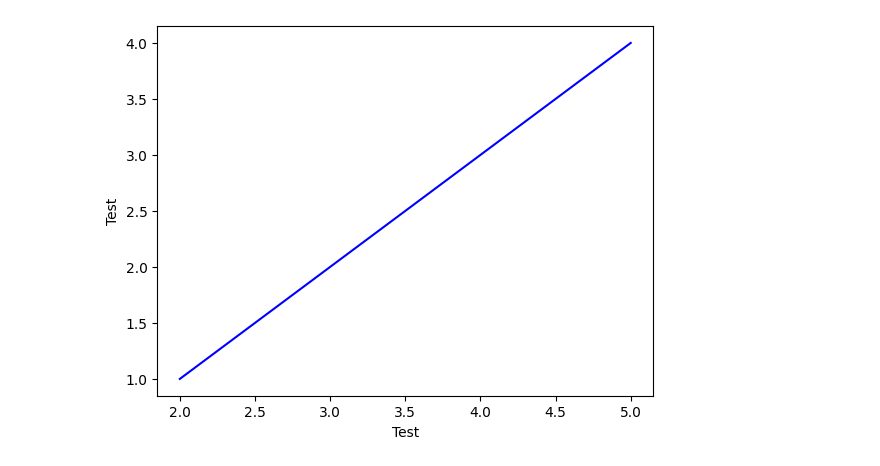
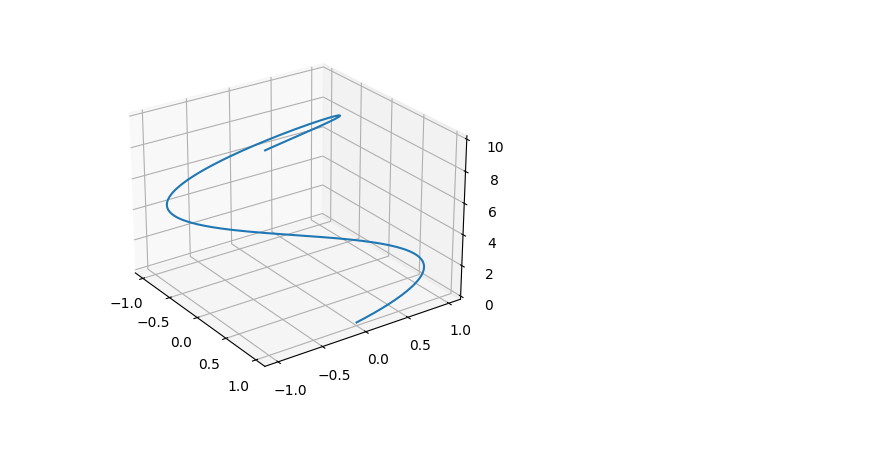
Before and after one commit to Endington543/Matplotlib-Final-for-Python, a Jupyter notebook: StartTest.ipynb, the cells around one changed output. Drawn from its saved outputs; the diff is of its cells as text; code cells hidden in the pictures; blank space fills up the shorter version.

```diff
--- a/StartTest.ipynb
+++ b/StartTest.ipynb
@@ -8,11 +8,11 @@ from mpl_toolkits import mplot3d
 def f(xVal):
     return np.cos(xVal)
 
-graphtype = '2d'
-dataType = 'line'
+graphtype = '3d'
+dataType = 'function'
 # Go to this link for details on all 2D line type tags
 # https://matplotlib.org/stable/api/_as_gen/matplotlib.lines.Line2D.html#matplotlib.lines.Line2D
-lineType = 'b-'
+lineType = 'red'
 
 x3D = 4;
 y3D = 3;
@@ -22,8 +22,8 @@ xLabel = 'Test'
 yLabel = 'Test'
 zLabel = 'Test'
 
-x2D = [2, 3, 4, 5]
-y2D = [1, 2, 3, 4]
+x2DPoints = [2, 3, 4, 5]
+y2DPoints = [1, 2, 3, 4]
 
 # Minimum x value in function
 x2DfuncStart = 0
@@ -43,38 +43,55 @@ def y3(xVal):
     return np.cos(1.5*xVal)
 def y4(xVal):
     return np.cos(2*xVal)
+
+# Minimum Z value in 3d function
+z3DfuncStart = 0
+# Maximum Z value in 3d function
+z3DfuncStop = 10
+# Number of samples to generate default is 50 more samples means greater detail
+z3DfuncSamples = 200
+
+z3Dfunc = np.linspace(z3DfuncStart, z3DfuncStop, z3DfuncSamples)
+
+# Functions for 3D graphing
+def xFunc(zVal):
+    return np.cos(0.5*zVal)
+
+def yFunc(zVal):
+    return np.sin(zVal)
 # %%
 ax = plt
 # %%
 if graphtype == '2d' and dataType == 'point':
-    ax.scatter(x2D, y2D, lineType)
+    ax.scatter(x2DPoints, y2DPoints, lineType)
     ax.ylabel(yLabel)
     ax.show()
 elif graphtype == '2d' and dataType == 'line':
-    ax.plot(x2D, y2D, lineType)
+    ax.plot(x2DPoints, y2DPoints, lineType)
     ax.ylabel(yLabel)
     ax.xlabel(xLabel)
     ax.show()
 elif graphtype =='2d' and dataType == 'function':
     ax.plot(x2Dfunc, f(x2Dfunc))
     ax.xlabel(xLabel)
     ax.ylabel(yLabel)
     ax.show()
 elif graphtype == '2d' and dataType == 'multiFunction':
     # To use less than four functions simply comment out the unused functions
     ax.plot(x2Dfunc, y1(x2Dfunc))
     ax.plot(x2Dfunc, y2(x2Dfunc))
     ax.plot(x2Dfunc, y3(x2Dfunc))
     ax.plot(x2Dfunc, y4(x2Dfunc))
     ax.show()
 elif graphtype == '3d' and dataType == 'point':
     ax = ax.figure().add_subplot(projection=graphtype)
     ax.scatter(x3D, y3D, z3D)
     ax.view_init(elev=20., azim=-35, roll=0)
     ax.show()
 elif graphtype == '3d' and dataType == 'function':
     ax = ax.figure().add_subplot(projection=graphtype)
-    ax.plot(x3D, y3D, z3D)
-    ax.view_init(elev=20., azim=-35, roll=0)
+    ax.plot(xFunc(z3Dfunc), yFunc(z3Dfunc), z3Dfunc)
+    ax.view_init(elev=25., azim=-35, roll=0)
+    ax.show
 # %% [output]
-[figure, old version]
+[figure, new version]
```
